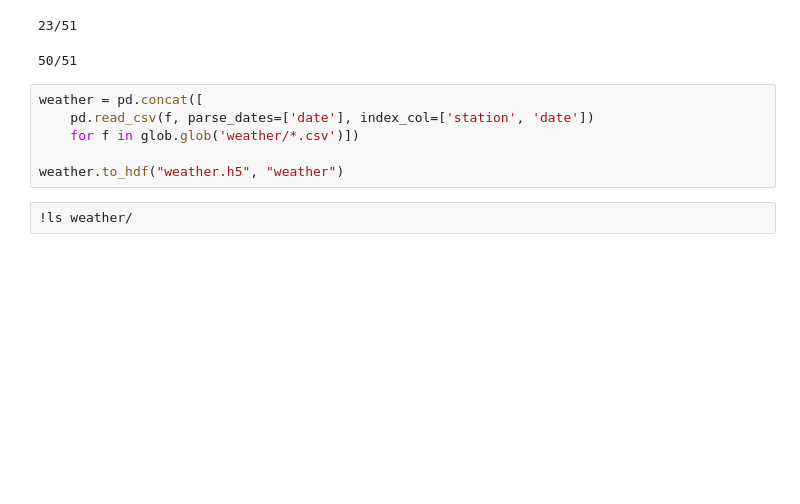
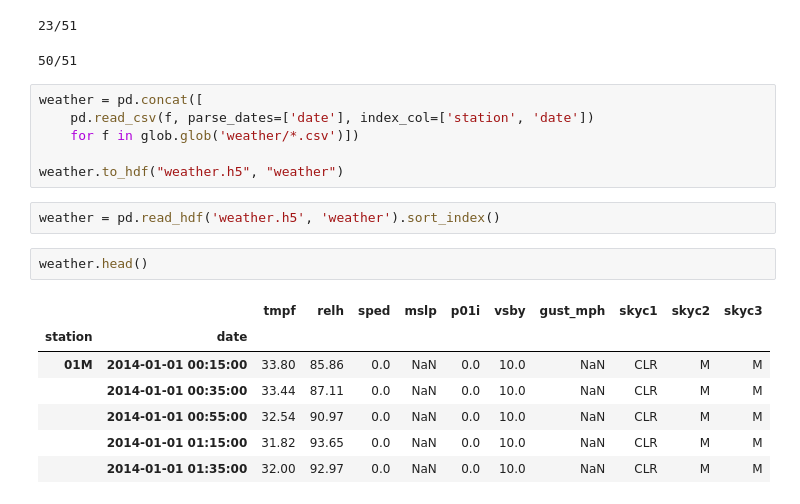
Before and after one commit to gr4vytr0n/pandas_, a Jupyter notebook: modern/part3.ipynb, the cells around one changed output. Drawn from its saved outputs; the diff is of its cells as text; blank space fills up the shorter version.

```diff
--- a/modern/part3.ipynb
+++ b/modern/part3.ipynb
@@ -87,5 +87,15 @@ weather = pd.concat([
     for f in glob.glob('weather/*.csv')])
 
 weather.to_hdf("weather.h5", "weather")
-# %%
-!ls weather/
+# %%
+weather = pd.read_hdf('weather.h5', 'weather').sort_index()
+# %%
+weather.head()
+# %% [output]
+|  |  | tmpf | relh | sped | mslp | p01i | vsby | gust_mph | skyc1 | skyc2 | skyc3 |
+| station | date |  |  |  |  |  |  |  |  |  |  |
+| 01M | 2014-01-01 00:15:00 | 33.80 | 85.86 | 0.0 | NaN | 0.0 | 10.0 | NaN | CLR | M | M |
+|  | 2014-01-01 00:35:00 | 33.44 | 87.11 | 0.0 | NaN | 0.0 | 10.0 | NaN | CLR | M | M |
+|  | 2014-01-01 00:55:00 | 32.54 | 90.97 | 0.0 | NaN | 0.0 | 10.0 | NaN | CLR | M | M |
+|  | 2014-01-01 01:15:00 | 31.82 | 93.65 | 0.0 | NaN | 0.0 | 10.0 | NaN | CLR | M | M |
+|  | 2014-01-01 01:35:00 | 32.00 | 92.97 | 0.0 | NaN | 0.0 | 10.0 | NaN | CLR | M | M |
```
Also changed, not shown: parts of 3 cells of this notebook, 1 other file.
